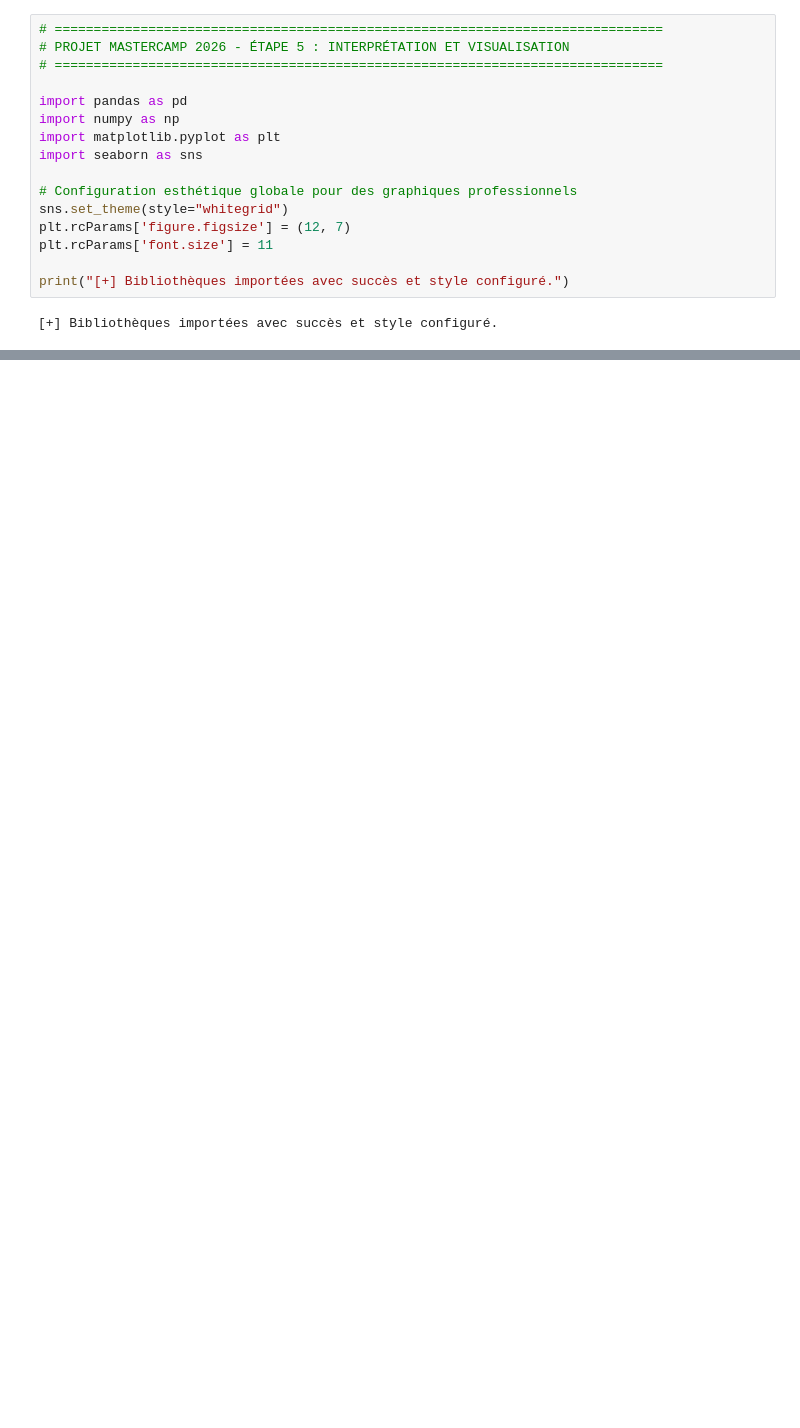
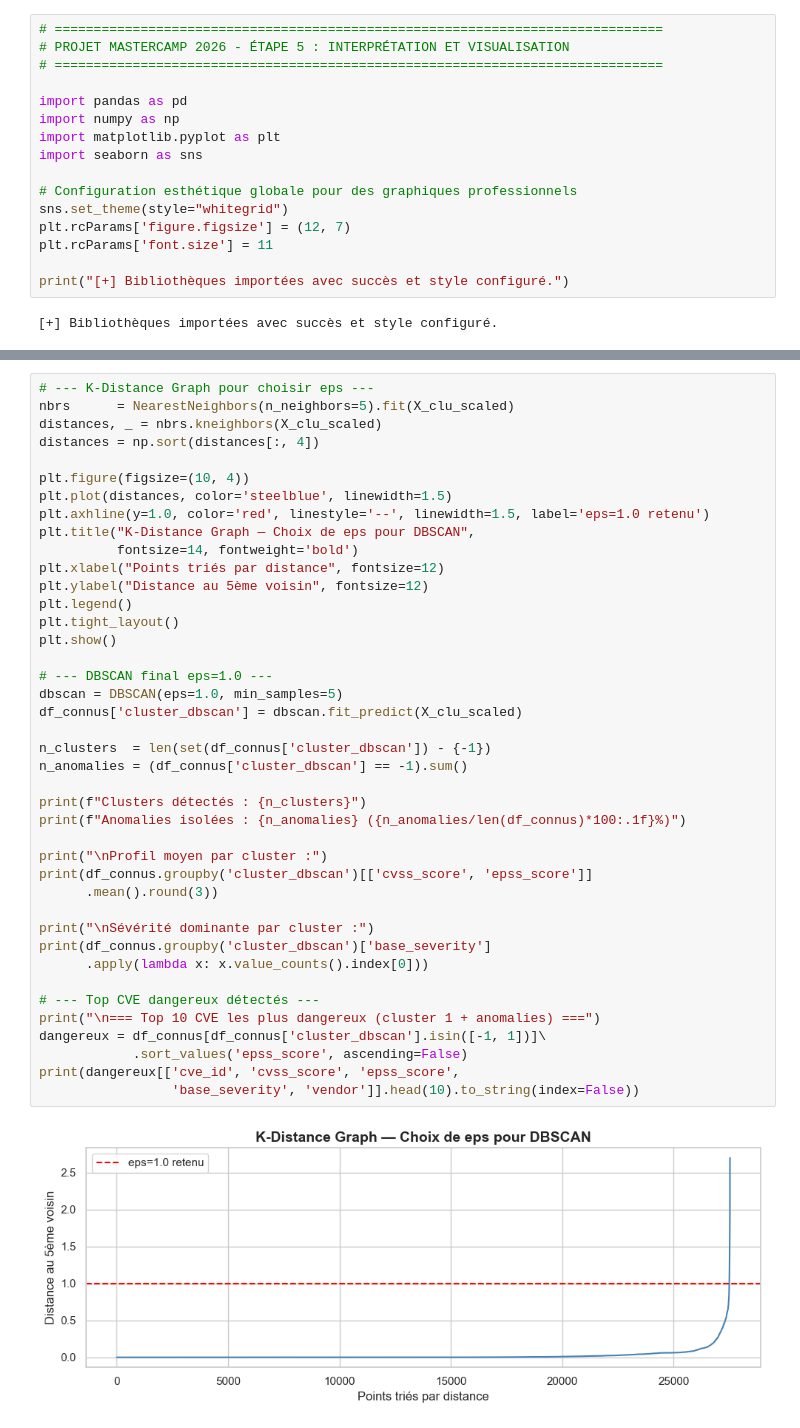
Before and after one commit to Gaellecourr/ProjetFinalAtelierData, a Jupyter notebook: Visualizations.ipynb, the cells around one changed output, grey strips where cells are left out. Drawn from its saved outputs; the diff is of its cells as text; blank space fills up the shorter version.

```diff
--- a/Visualizations.ipynb
+++ b/Visualizations.ipynb
@@ -236,0 +476,43 @@ plt.show()
+# %%
+# --- K-Distance Graph pour choisir eps ---
+nbrs      = NearestNeighbors(n_neighbors=5).fit(X_clu_scaled)
+distances, _ = nbrs.kneighbors(X_clu_scaled)
+distances = np.sort(distances[:, 4])
+
+plt.figure(figsize=(10, 4))
+plt.plot(distances, color='steelblue', linewidth=1.5)
+plt.axhline(y=1.0, color='red', linestyle='--', linewidth=1.5, label='eps=1.0 retenu')
+plt.title("K-Distance Graph — Choix de eps pour DBSCAN",
+          fontsize=14, fontweight='bold')
+plt.xlabel("Points triés par distance", fontsize=12)
+plt.ylabel("Distance au 5ème voisin", fontsize=12)
+plt.legend()
+plt.tight_layout()
+plt.show()
+
+# --- DBSCAN final eps=1.0 ---
+dbscan = DBSCAN(eps=1.0, min_samples=5)
+df_connus['cluster_dbscan'] = dbscan.fit_predict(X_clu_scaled)
+
+n_clusters  = len(set(df_connus['cluster_dbscan']) - {-1})
+n_anomalies = (df_connus['cluster_dbscan'] == -1).sum()
+
+print(f"Clusters détectés : {n_clusters}")
+print(f"Anomalies isolées : {n_anomalies} ({n_anomalies/len(df_connus)*100:.1f}%)")
+
+print("\nProfil moyen par cluster :")
+print(df_connus.groupby('cluster_dbscan')[['cvss_score', 'epss_score']]
+      .mean().round(3))
+
+print("\nSévérité dominante par cluster :")
+print(df_connus.groupby('cluster_dbscan')['base_severity']
+      .apply(lambda x: x.value_counts().index[0]))
+
+# --- Top CVE dangereux détectés ---
+print("\n=== Top 10 CVE les plus dangereux (cluster 1 + anomalies) ===")
+dangereux = df_connus[df_connus['cluster_dbscan'].isin([-1, 1])]\
+            .sort_values('epss_score', ascending=False)
+print(dangereux[['cve_id', 'cvss_score', 'epss_score',
+                 'base_severity', 'vendor']].head(10).to_string(index=False))
+# %% [output]
+[figure, added]
```
Also changed, not shown: parts of 45 cells of this notebook, 1 other file.
